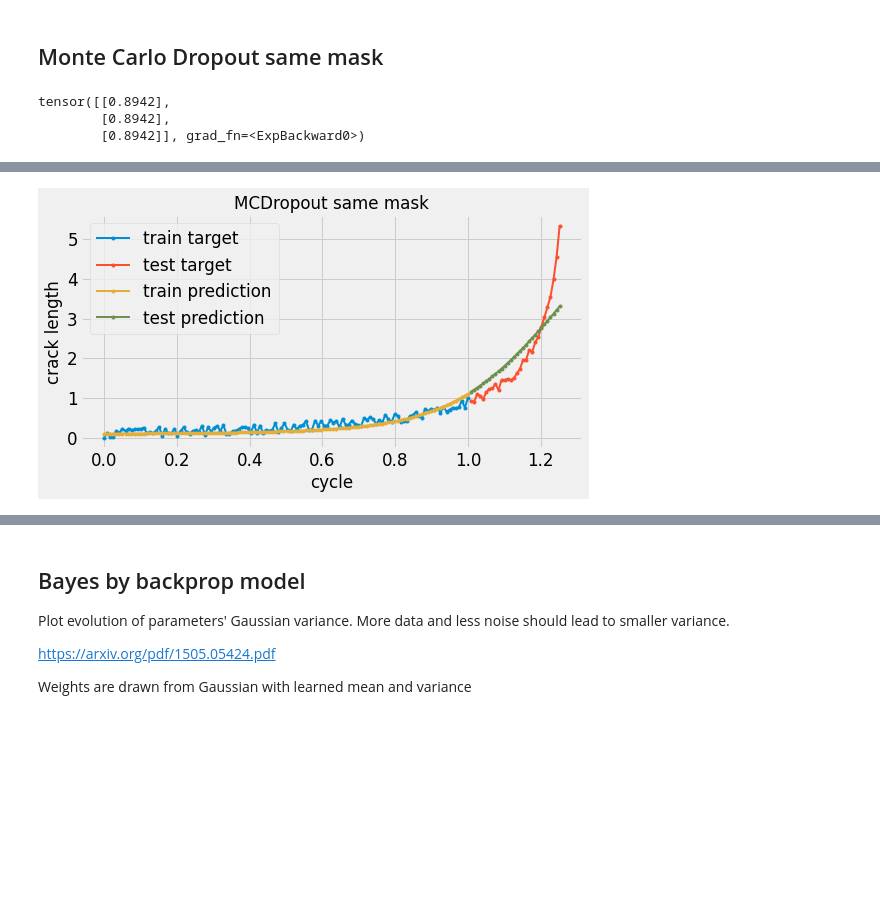
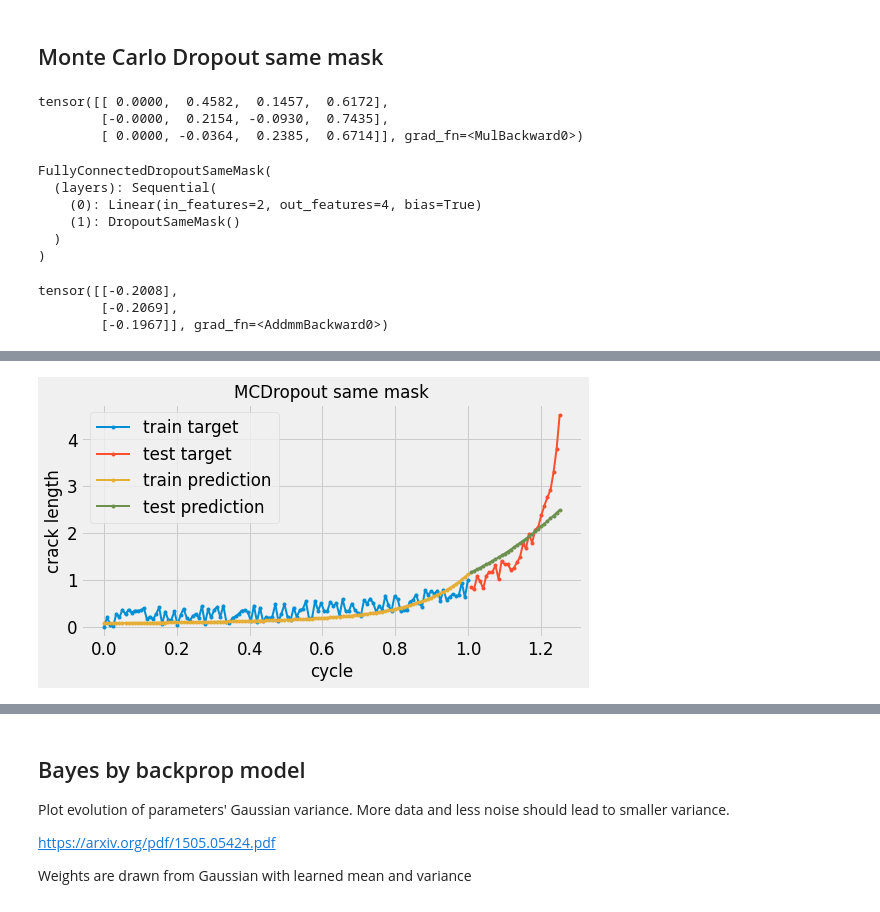
Before and after one commit to phanav/probabilistic-physics-satie, a Jupyter notebook: src/probabilistic_physics_inform_v3.ipynb, the cells around one changed output, grey strips where cells are left out. Cells and saved outputs as stored; diff of their text form; code cells hidden in the pictures; blank space fills up the shorter version.

```diff
--- a/src/probabilistic_physics_inform_v3.ipynb
+++ b/src/probabilistic_physics_inform_v3.ipynb
@@ -1792,7 +1792,7 @@ class DropoutSameMask(nn.Module):
 
         if self.mask == None:
             self.mask = torch.empty(indata.shape[1:]).bernoulli_(1 - self.drop_proba)
-        # print(indata, self.mask)
+        # print("indata mask", indata, self.mask)
         return indata * self.mask
 
     def reset_mask(self):
@@ -1801,7 +1801,7 @@ class DropoutSameMask(nn.Module):
 
 class FullyConnectedDropoutSameMask(nn.Module):
     def __init__(
-        self, layer_size, drop_proba=0.05, activation=nn.Tanh, need_output_exp=True
+        self, layer_size, drop_proba=0.05, activation=nn.Tanh, need_output_exp=False,
     ):
         super().__init__()
         self.need_output_exp = need_output_exp
@@ -1815,6 +1815,9 @@ class FullyConnectedDropoutSameMask(nn.Module):
             layers.append(DropoutSameMask(drop_proba))
 
         self.layers = nn.Sequential(*layers, nn.Linear(layer_size[-2], layer_size[-1]))
+        if len(self.layers) == 1:
+            self.layers.append(DropoutSameMask(drop_proba))
+
         # self.masks.append(self.bernoulli.sample((layer_size[-1], layer_size[-2])))
 
     def forward(self, inpt):
@@ -1834,15 +1837,32 @@ class FullyConnectedDropoutSameMask(nn.Module):
 
     def keep_mask(self):
         self.need_new_mask = False
+# %%
+# same mask for all inputs in the batch
+dropout_test_model = FullyConnectedDropoutSameMask([2, 4], drop_proba=0.5, activation=nn.Tanh)
+dropout_test_model(torch.rand(3, 2))
+# %% [output]
+tensor([[ 0.0000,  0.4582,  0.1457,  0.6172],
+        [-0.0000,  0.2154, -0.0930,  0.7435],
+        [ 0.0000, -0.0364,  0.2385,  0.6714]], grad_fn=<MulBackward0>)
+# %%
+dropout_test_model
+# %% [output]
+FullyConnectedDropoutSameMask(
+  (layers): Sequential(
+    (0): Linear(in_features=2, out_features=4, bias=True)
+    (1): DropoutSameMask()
+  )
+)
 # %%
 model_dropout_same_mask = FullyConnectedDropoutSameMask(
     [1, 4, 8, 1], drop_proba=0.5, activation=nn.Tanh
 ).to(DEVICE)
 model_dropout_same_mask(torch.rand(3, 1))
 # %% [output]
-tensor([[0.8942],
-        [0.8942],
-        [0.8942]], grad_fn=<ExpBackward0>)
+tensor([[-0.2008],
+        [-0.2069],
+        [-0.1967]], grad_fn=<AddmmBackward0>)
 # %%
 def predict_dropout_same_mask(model, sample_size, inputdata, targetdata=None):
     model.eval()
@@ -1865,7 +1885,7 @@ def predict_dropout_same_mask(model, sample_size, inputdata, targetdata=None):
 dropout_same_mask_start_time = datetime.now()
 
 dropout_same_mask_model = FullyConnectedDropoutSameMask(
-    [1, 4, 4, 1], drop_proba=0.05, activation=nn.Tanh
+    [1, 4, 4, 1], drop_proba=0.05, activation=nn.Tanh, need_output_exp=True,
 ).to(DEVICE)
 
 dropout_same_mask_train_args = dict(
@@ -1917,4 +1937,4 @@ normalized data loss = 0.0007002567290328443 ; normalized physics loss = 0.00163
-[figure, old version]
+[figure, new version]
 # %%
 dropout_same_mask_train_predictions = predict_dropout_same_mask(
     dropout_same_mask_model, 100, train_xtensor, train_ytensor
```
Also changed, not shown: parts of 10 cells of this notebook.
